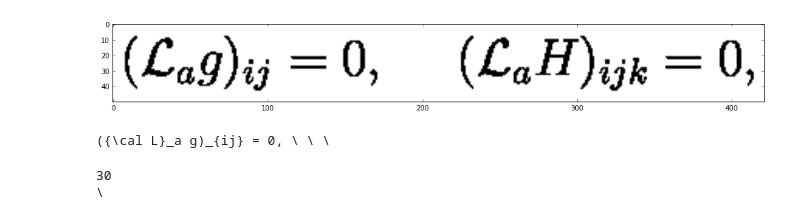
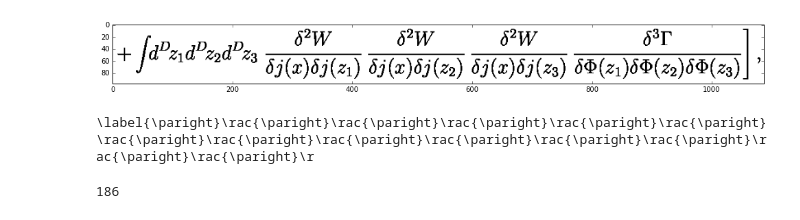
Before and after one commit to kjchavez/im2latex, a Jupyter notebook: TestModel.ipynb, the cells around one changed output. Cells and saved outputs as stored; diff of their text form; code cells hidden in the pictures.

```diff
--- a/TestModel.ipynb
+++ b/TestModel.ipynb
@@ -17,18 +17,17 @@ class InferenceClient(object):
 
 client = InferenceClient('tcp://127.0.0.1:12345')
 # %%
-image_filename = "data/cropped_images/1cbb05a562.png"
+image_filename = "data/cropped_images/227301e73d.png"
 visualize_formula(image_filename)
 
 # Make sure the inference server is running before making these calls.
-print client.predict(image_filename)
+formula = client.predict(image_filename)
+print formula
+print "Length:", len(formula)
 # %% [output]
-[figure, old version]
+[figure, new version]
-({\cal L}_a g)_{ij} = 0, \ \ \
+\label{\paright}\rac{\paright}\rac{\paright}\rac{\paright}\rac{\paright}\rac{\paright}\rac{\paright}\rac{\paright}\rac{\paright}\rac{\paright}\rac{\paright}\rac{\paright}\rac{\paright}\rac{\paright}\r
-# %%
-a = Out[13]
-print len(a)
-print a[0]
-# %% [output]
-30
-\
+# %%
+len("\label{\paright}\rac{\paright}\rac{\paright}\rac{\paright}\rac{\paright}\rac{\paright}\rac{\paright}\rac{\paright}\rac{\paright}\rac{\paright}\rac{\paright}\rac{\paright}\rac{\paright}\rac{\paright}\r")
+# %% [output]
+186
```
Also changed, not shown: 4 other files.
